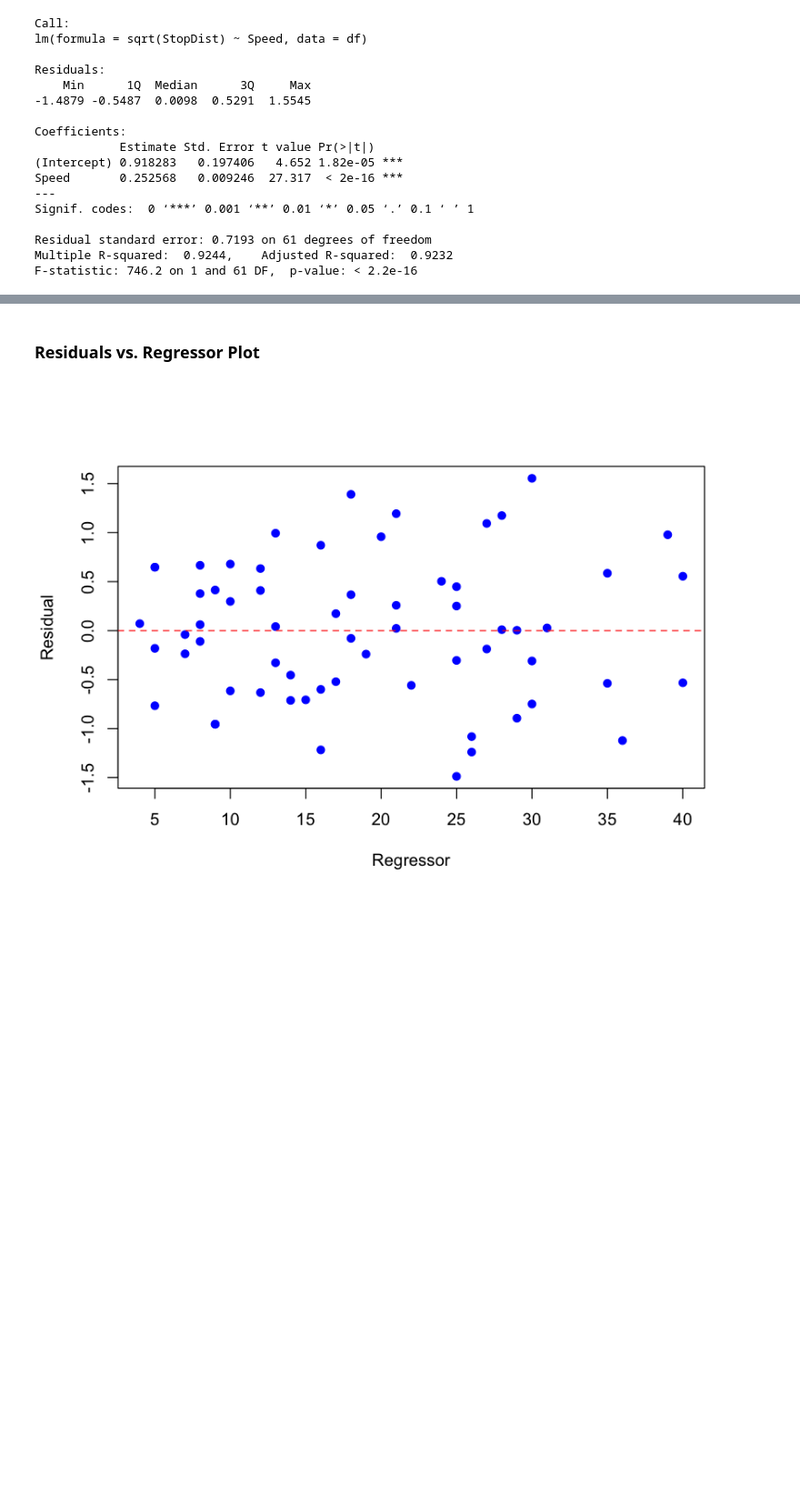
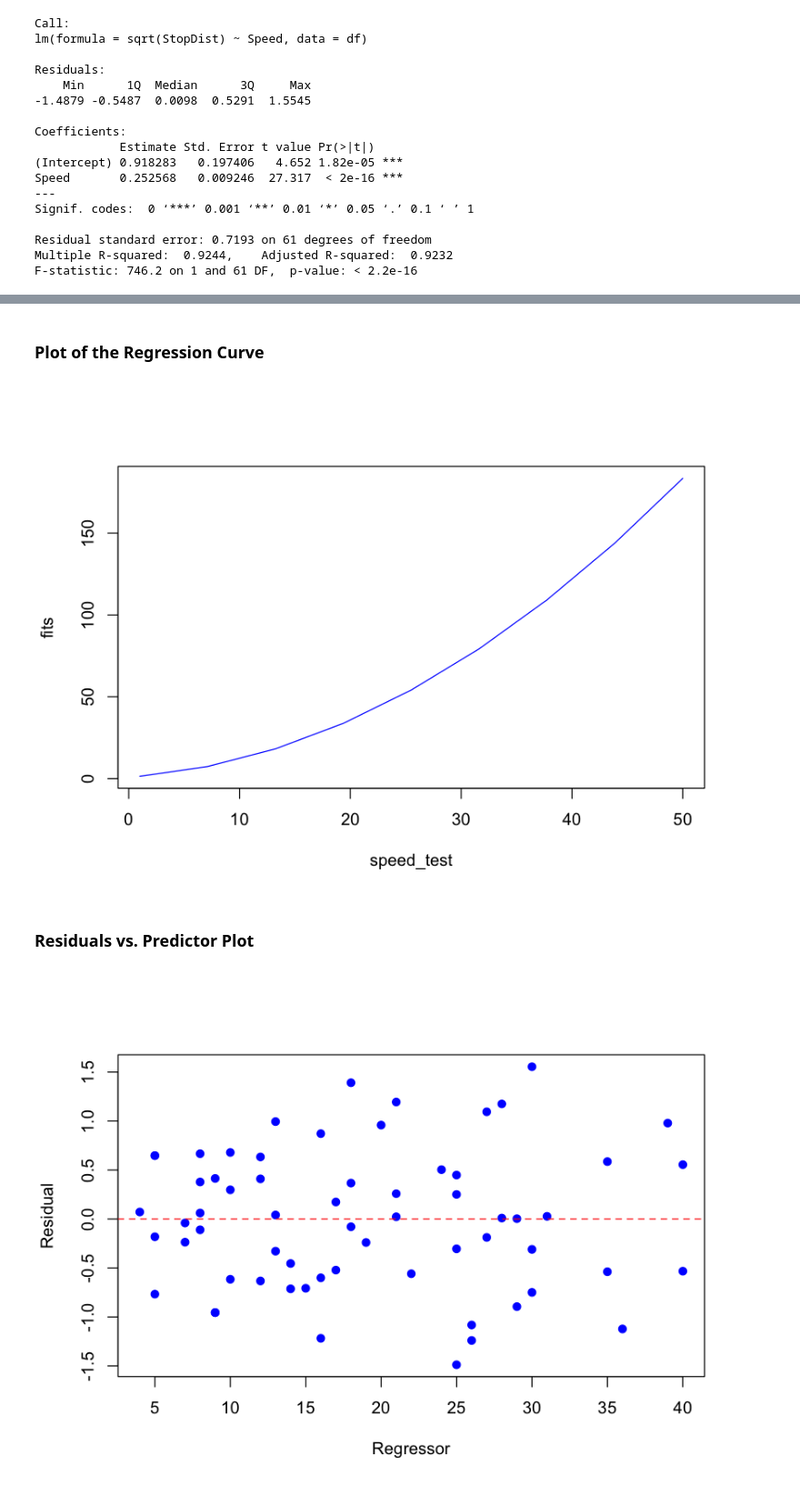
Before and after one commit to trankhanhtk/Statistics-with-R, a Jupyter notebook: Tranforming_Data_in_Leanear_Regression_Model.ipynb, the cells around one changed output, grey strips where cells are left out. Shown at 91% size. Cells and saved outputs as stored; diff of their text form; code cells hidden in the pictures; blank space fills up the shorter version.

```diff
--- a/Tranforming_Data_in_Leanear_Regression_Model.ipynb
+++ b/Tranforming_Data_in_Leanear_Regression_Model.ipynb
@@ -86,8 +94,16 @@ t(res)
 # %% [output]
 | 1 | 2 | 3 | 4 | 5 | 6 | 7 | 8 | 9 | 10 | ... | 54 | ... |
 | 0.07144341 | -0.7669113 | 0.6473022 | 0.6473022 | -0.1811249 | -0.2367717 | -0.04051015 | 0.06117024 | -0.1104026 | 0.6667215 | ... | -0.7493655 | ... |
+# %% [markdown]
+### Plot of the Regression Curve
+# %%
+speed_test = seq(1, 50, length=9) # c(10, 20, 30, 40)
+fits = (model.summ$coefficients[1] + speed_test * model.summ$coefficients[2])^2
+plot(speed_test, fits, type='l', col='blue')
+# %% [output]
+[figure, added]
 # %% [markdown]
-### Residuals vs. Regressor Plot
+### Residuals vs. Predictor Plot
 # %%
 plot(df$Speed, res, col='blue', pch=19, xlab='Regressor', ylab='Residual')
 abline(h=0, col='red', lty=2)
```
Also changed, not shown: parts of 5 cells of this notebook.
